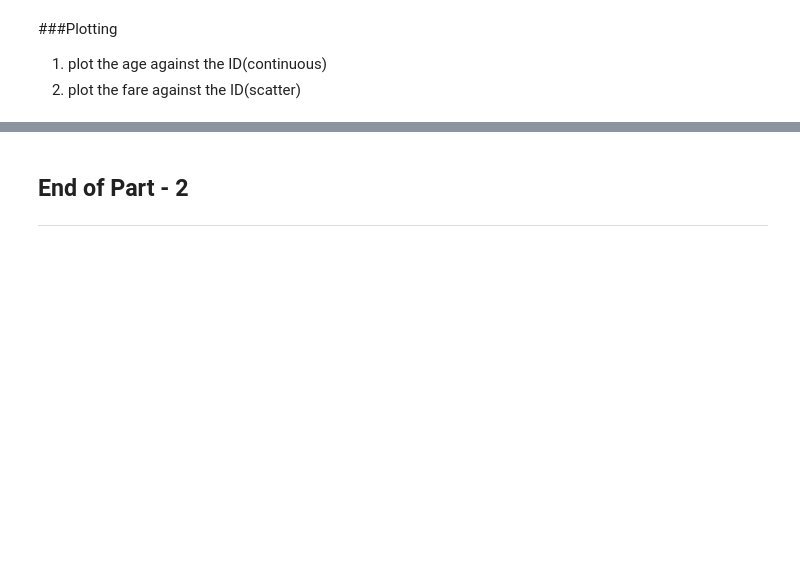
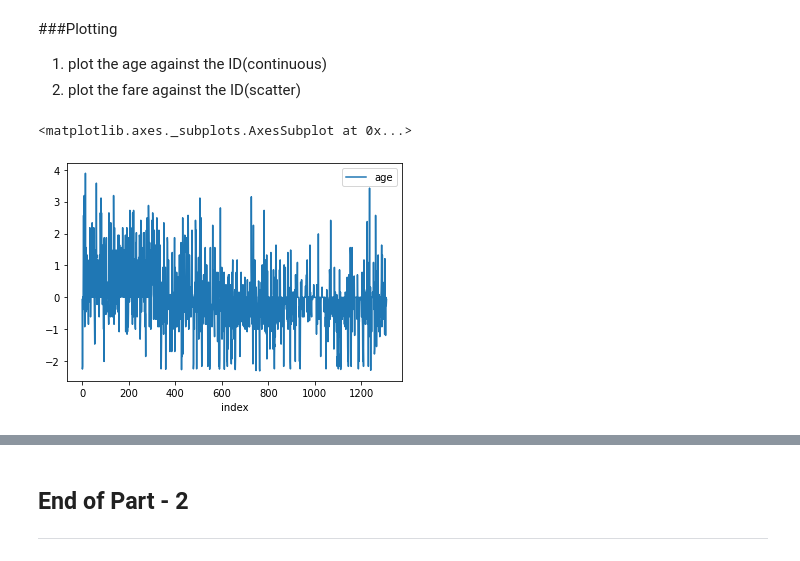
Before and after one commit to neeleshkshukla/SHALA2020, a Jupyter notebook: Assignments/Assignment_1_DS.ipynb, the cells around one changed output, grey strips where cells are left out. Cells and saved outputs as stored; diff of their text form; code cells hidden in the pictures; blank space fills up the shorter version.

```diff
--- a/Assignments/Assignment_1_DS.ipynb
+++ b/Assignments/Assignment_1_DS.ipynb
@@ -155,3 +364,6 @@ file_url = "http://biostat.mc.vanderbilt.edu/wiki/pub/Main/DataSets/titanic3.csv
+# %%
+titanic_df['fare'].fillna((titanic_df['fare'].mean()), inplace=True)
+titanic_data_new['fare_inputed'] = titanic_df['fare']
 # %% [markdown]
 ###Normalization
 
@@ -165,6 +377,13 @@ file_url = "http://biostat.mc.vanderbilt.edu/wiki/pub/Main/DataSets/titanic3.csv
 
 
 ---
+# %%
+for name, data in titanic_df.iteritems():
+  if np.issubdtype(titanic_df[name].dtype, np.number):
+    mean = titanic_df[name].mean()
+    std = titanic_df[name].std()
+    titanic_df[name] = titanic_df[name] - mean
+    titanic_df[name] = titanic_df[name] / std
 # %% [markdown]
 
 
@@ -175,7 +394,19 @@ file_url = "http://biostat.mc.vanderbilt.edu/wiki/pub/Main/DataSets/titanic3.csv
 
 
 ---
+# %%
+titanic_data_new.drop(['age', 'fare'], axis = 1, inplace=True)
+# %%
+for name, data in titanic_df.iteritems():
+  if np.issubdtype(titanic_df[name].dtype, np.number):
+    titanic_data_new[name] = titanic_df[name]
 # %% [markdown]
 ###Plotting
 1. plot the age against the ID(continuous)
 2. plot the fare against the ID(scatter)
+# %%
+#titanic_data_new.plot(y='age',color='red', use_index=True)
+titanic_data_new.reset_index().plot(x = 'index', y = 'age')
+# %% [output]
+<matplotlib.axes._subplots.AxesSubplot at 0x...>
+[figure, added]
```
Also changed, not shown: parts of 22 cells of this notebook.
